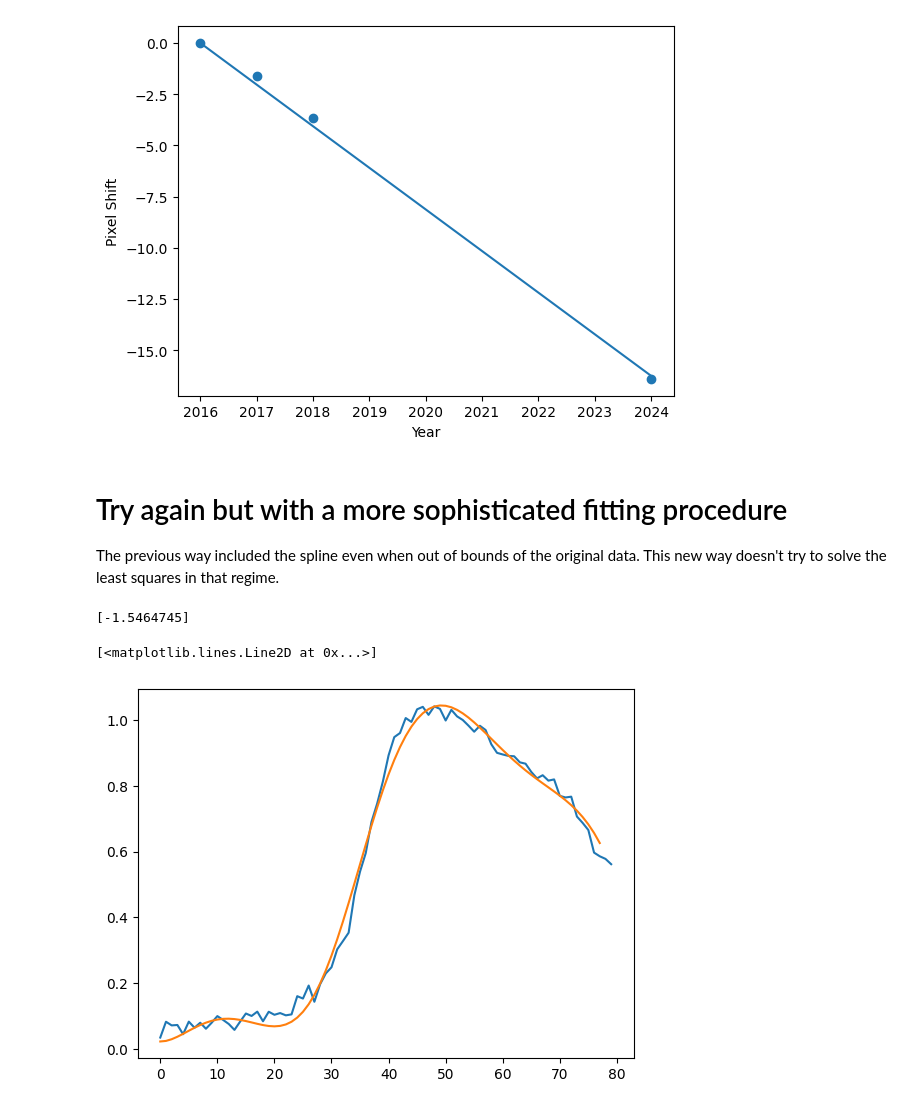
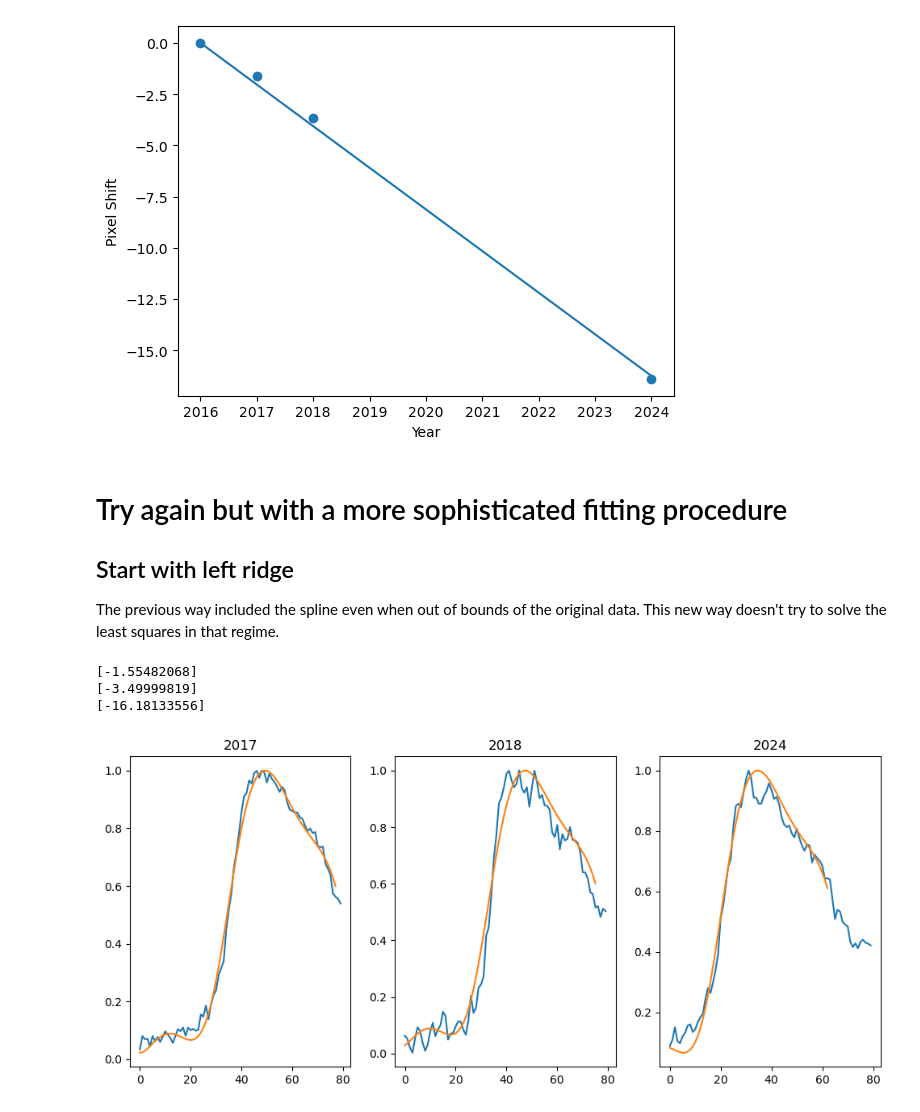
Before and after one commit to ryanwhite1/Wolf-Rayets, a Jupyter notebook: Expansion_Rate_and_Period.ipynb, the cells around one changed output. Saved outputs shown, nothing was run; the diff lists cells and outputs as text; code cells hidden in the pictures.

```diff
--- a/Expansion_Rate_and_Period.ipynb
+++ b/Expansion_Rate_and_Period.ipynb
@@ -194,45 +192,52 @@ Hence the windspeed from the left edge is 1040.3 km/s
 [figure]
 # %% [markdown]
 # Try again but with a more sophisticated fitting procedure
+## Start with left ridge
 The previous way included the spline even when out of bounds of the original data. This new way doesn't try to solve the least squares in that regime.
 # %%
 from scipy.optimize import least_squares, curve_fit, minimize
 
 
 use_left_ridge_spline = left_ridge_splines[2016]
 min_x, max_x = min(left_ridges['x']), max(left_ridges['x'])
 
-def chi_sq_err(shift, y, x):
+def least_sq_err(shift, y, x):
     shifted_x = x - shift
 #     use_args = np.argwhere((shifted_x >= min_x) & (x <= max_x - shift)).flatten()
     use_args = np.argwhere((shifted_x >= min_x) & (shifted_x <= min(max_val, max_val + shift))).flatten()
     use_x = x[use_args]
     use_y = y[use_args]
-    residuals = use_y - use_left_ridge_spline(shifted_x[use_args])
+    spl_y = use_left_ridge_spline(shifted_x[use_args])
+    residuals = use_y / max(use_y) - spl_y / max(spl_y) # normalise the curves to a max of 1, then take residuals
     return np.sum(residuals**2) / (len(use_x) - 1)
 
 
-test_data = left_ridges[2017]
+fig, axes = plt.subplots(ncols=3, figsize=(12, 5))
+for i, year in enumerate(vlt_years[1:]):
+    test_data = left_ridges[year]
 
-# # result = least_squares(residual_error_squared, [30], args=(left_ridges['x'], test_data))
-# [test_shift], _ = curve_fit(shifted_spline, ydata=test_data, xdata=left_ridges['x'], p0=(-10))
-# print(test_shift)
-# fig, ax = plt.subplots()
-# ax.plot(left_ridges['x'], test_data)
-# ax.plot(left_ridges['x'], shifted_spline(left_ridges['x'], test_shift))
-result = minimize(chi_sq_err, -5, args=(test_data, left_ridges['x']), method='Powell')
-test_shift = result.x
-print(test_shift)
-shifted_x = left_ridges['x'] - test_shift
-use_args = np.argwhere((shifted_x >= min_x) & (left_ridges['x'] <= min(max_val, max_val+test_shift))).flatten()
+    # # result = least_squares(residual_error_squared, [30], args=(left_ridges['x'], test_data))
+    # [test_shift], _ = curve_fit(shifted_spline, ydata=test_data, xdata=left_ridges['x'], p0=(-10))
+    # print(test_shift)
+    # fig, ax = plt.subplots()
+    # ax.plot(left_ridges['x'], test_data)
+    # ax.plot(left_ridges['x'], shifted_spline(left_ridges['x'], test_shift))
+    result = minimize(least_sq_err, -5, args=(test_data, left_ridges['x']), method='Powell')
+    test_shift = result.x
+    print(test_shift)
+    shifted_x = left_ridges['x'] - test_shift
+    use_args = np.argwhere((shifted_x >= min_x) & (left_ridges['x'] <= min(max_val, max_val+test_shift))).flatten()
 
-fig, ax = plt.subplots()
-ax.plot(left_ridges['x'], test_data)
-ax.plot(left_ridges['x'][use_args], use_left_ridge_spline(shifted_x[use_args]))
+#     fig, ax = plt.subplots()
+    spl_y = use_left_ridge_spline(shifted_x[use_args])
+    axes[i].plot(left_ridges['x'], test_data / max(test_data))
+    axes[i].plot(left_ridges['x'][use_args], spl_y / max(spl_y))
+    axes[i].set_title(str(year))
 # %% [output]
-[-1.5464745]
+[-1.55482068]
+[-3.49999819]
+[-16.18133556]
-[<matplotlib.lines.Line2D at 0x...>]
-[figure, old version]
+[figure, new version]
 # %%
 use_left_ridge_spline = left_ridge_splines[2016]
 min_val, max_val = min(left_ridges['x']), max(left_ridges['x'])
```
Also changed, not shown: parts of 12 cells of this notebook.
